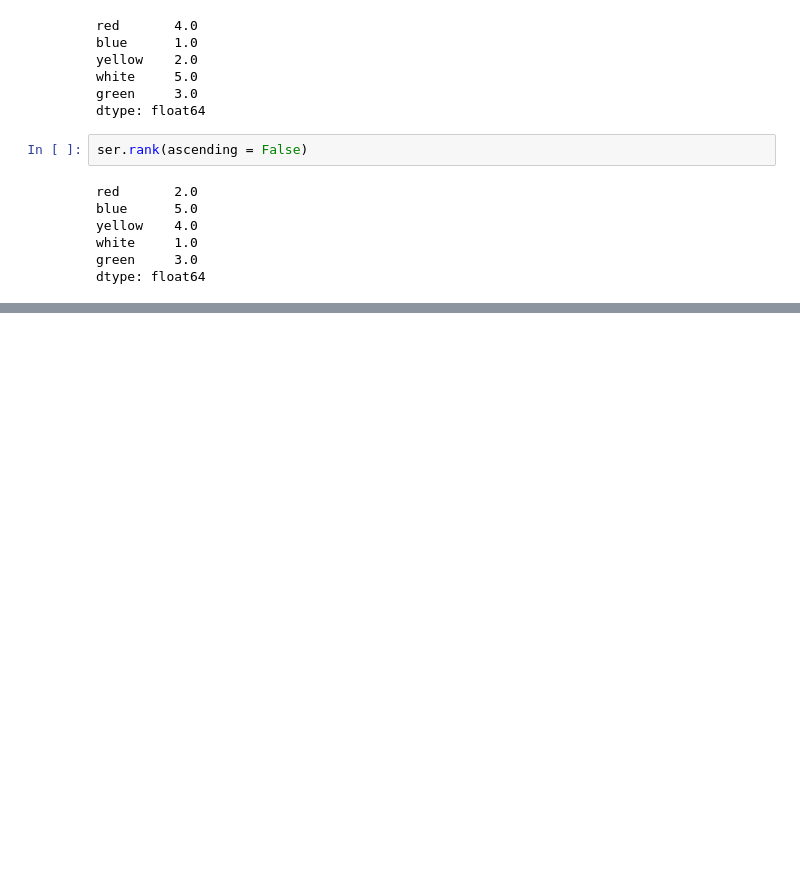
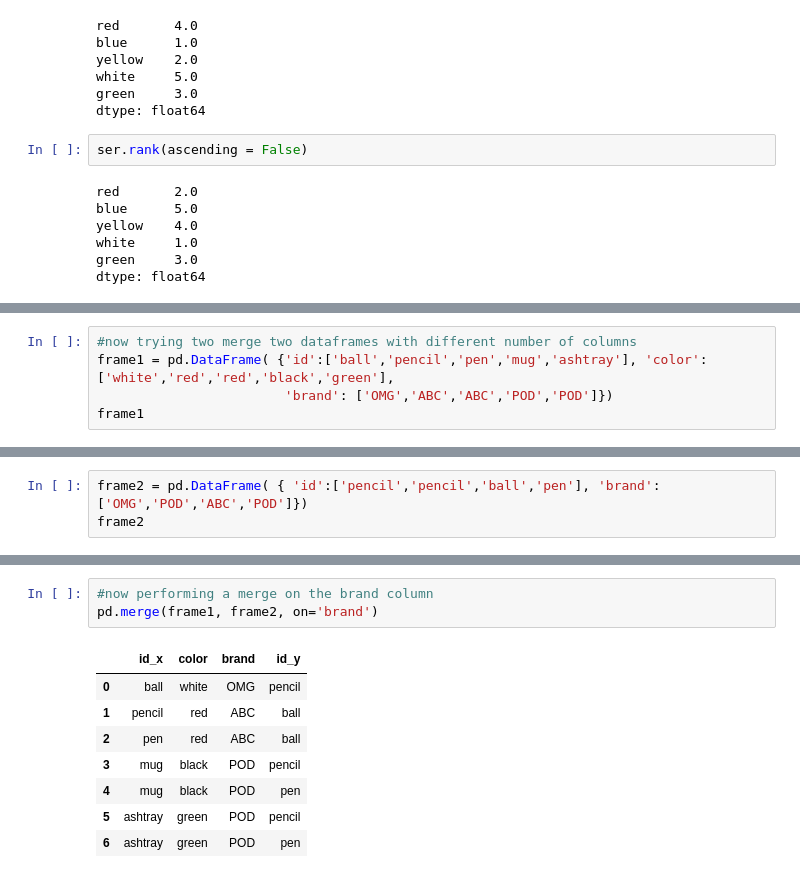
Before and after one commit to Afrochemist/OverviewNotes, a Jupyter notebook: Pandas-Numpy-Matplotlib.ipynb, the cells around one changed output, grey strips where cells are left out. Saved outputs shown, nothing was run; the diff lists cells and outputs as text; blank space fills up the shorter version.

```diff
--- a/Pandas-Numpy-Matplotlib.ipynb
+++ b/Pandas-Numpy-Matplotlib.ipynb
@@ -975,0 +1008,5 @@ dtype: float64
+# %%
+#now trying two merge two dataframes with different number of columns
+frame1 = pd.DataFrame( {'id':['ball','pencil','pen','mug','ashtray'], 'color': ['white','red','red','black','green'],
+                        'brand': ['OMG','ABC','ABC','POD','POD']})
+frame1
@@ -975,0 +1020,3 @@ dtype: float64
+# %%
+frame2 = pd.DataFrame( { 'id':['pencil','pencil','ball','pen'], 'brand':['OMG','POD','ABC','POD']})
+frame2
@@ -975,0 +1039,12 @@ dtype: float64
+# %%
+#now performing a merge on the brand column
+pd.merge(frame1, frame2, on='brand')
+# %% [output]
+|  | id_x | color | brand | id_y |
+| 0 | ball | white | OMG | pencil |
+| 1 | pencil | red | ABC | ball |
+| 2 | pen | red | ABC | ball |
+| 3 | mug | black | POD | pencil |
+| 4 | mug | black | POD | pen |
+| 5 | ashtray | green | POD | pencil |
+| 6 | ashtray | green | POD | pen |
```
Also changed, not shown: parts of 11 cells of this notebook.
